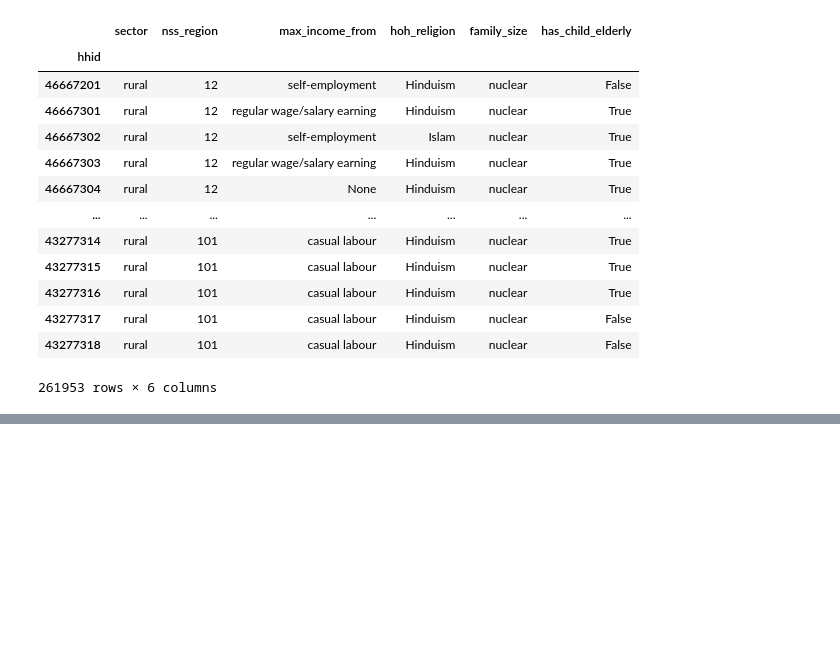
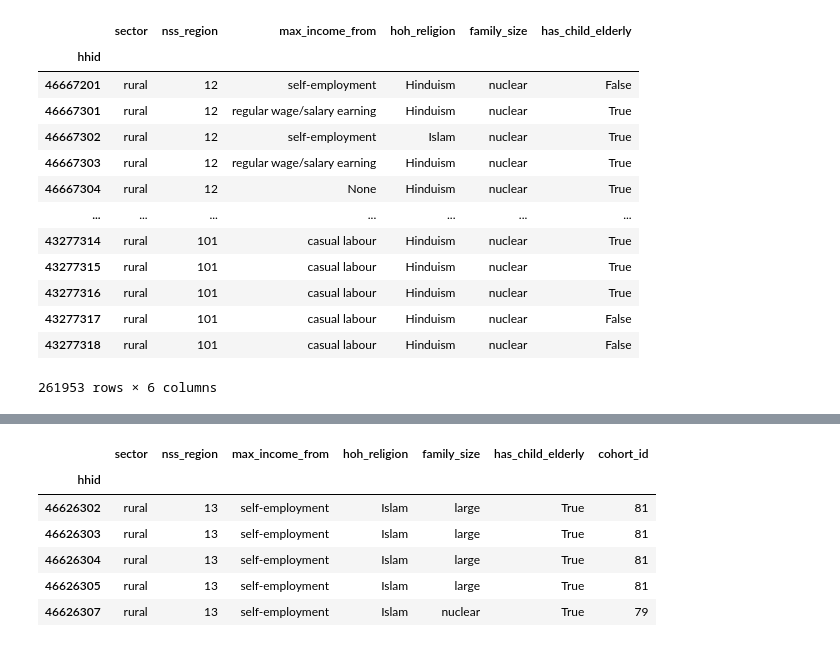
Before and after one commit to jaidevd/beingbayesian, a Jupyter notebook: 06-public-welfare/hh-cohorts.ipynb, the cells around one changed output, grey strips where cells are left out. Saved outputs shown, nothing was run; the diff lists cells and outputs as text; code cells hidden in the pictures; blank space fills up the shorter version.

```diff
--- a/06-public-welfare/hh-cohorts.ipynb
+++ b/06-public-welfare/hh-cohorts.ipynb
@@ -120,0 +80,10 @@ Name: proportion, dtype: float64
+# %%
+df.head()
+# %% [output]
+|  | sector | nss_region | max_income_from | hoh_religion | family_size | has_child_elderly | cohort_id |
+| hhid |  |  |  |  |  |  |  |
+| 46626302 | rural | 13 | self-employment | Islam | large | True | 81 |
+| 46626303 | rural | 13 | self-employment | Islam | large | True | 81 |
+| 46626304 | rural | 13 | self-employment | Islam | large | True | 81 |
+| 46626305 | rural | 13 | self-employment | Islam | large | True | 81 |
+| 46626307 | rural | 13 | self-employment | Islam | nuclear | True | 79 |
```
Also changed, not shown: parts of 8 cells of this notebook, 1 other file.
